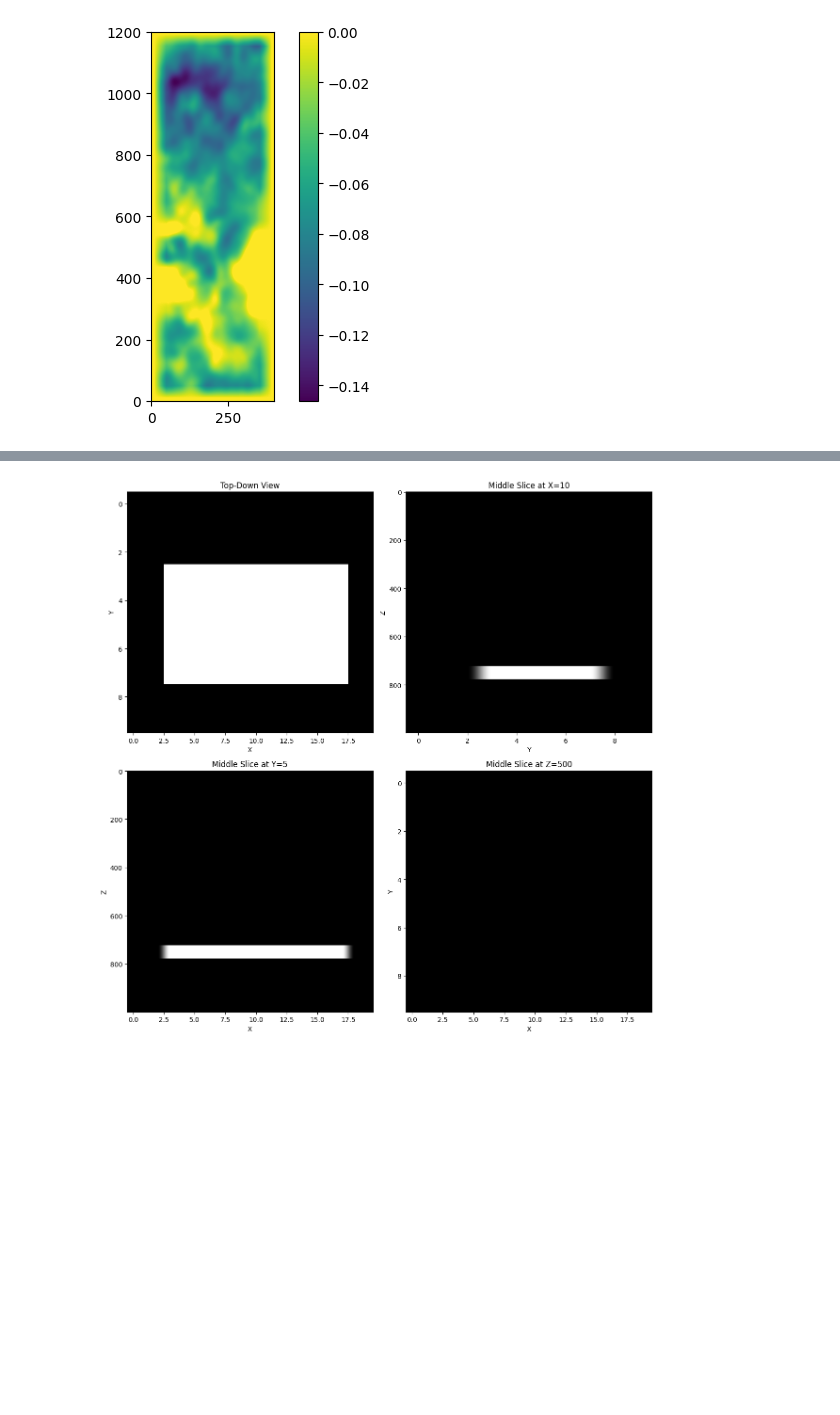
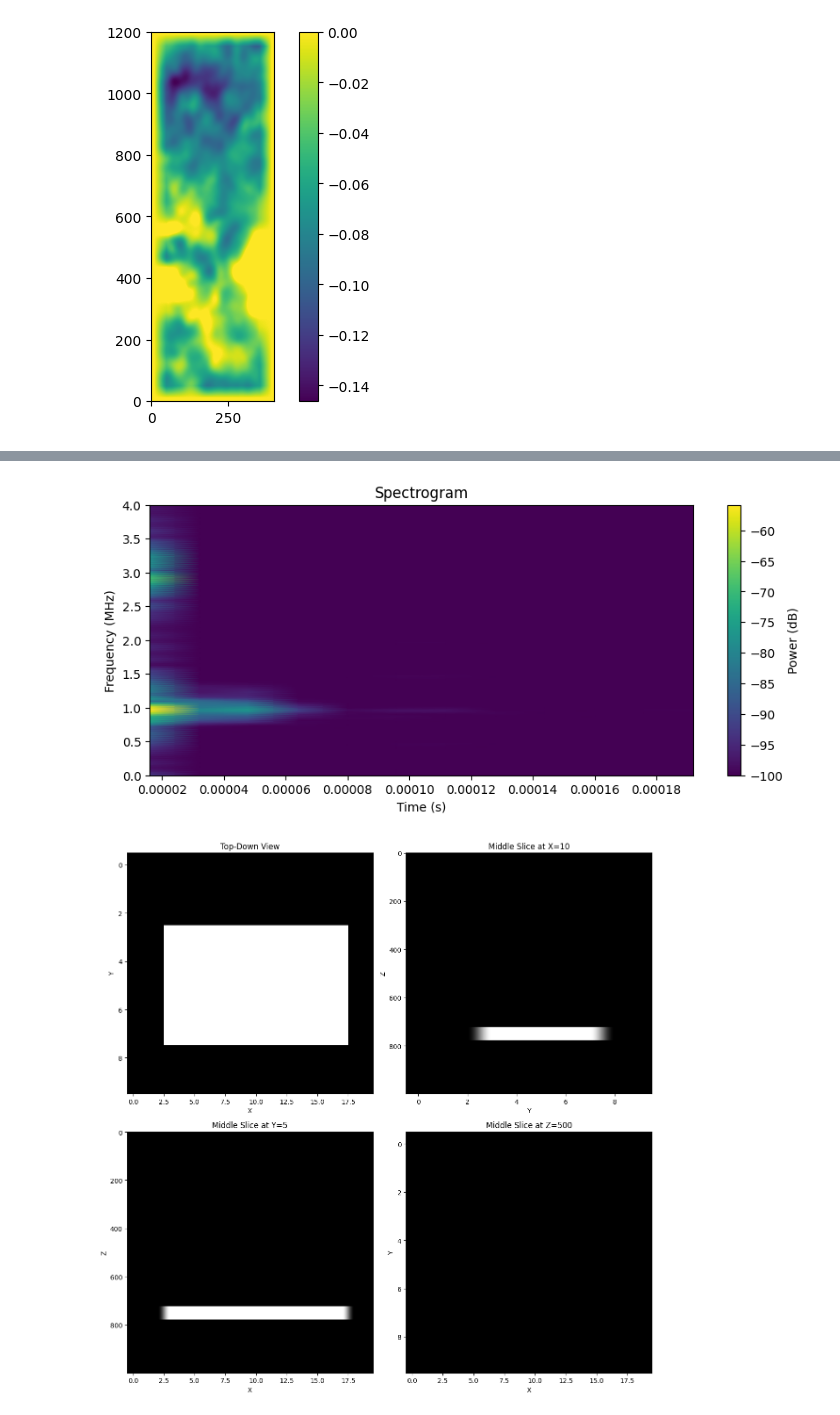
Before and after one commit to sofieothilie/modelling, a Jupyter notebook: test.ipynb, the cells around one changed output, grey strips where cells are left out. Saved outputs shown, nothing was run; the diff lists cells and outputs as text; code cells hidden in the pictures; blank space fills up the shorter version.

```diff
--- a/test.ipynb
+++ b/test.ipynb
@@ -25,3 +82,17 @@ dict_keys(['__header__', '__version__', '__globals__', 'zzz'])
+# %%
+# Spectrogram calculation
+f, t, Sxx = spectrogram(waveform, fs=fs, nperseg=256, noverlap=128)
+
+# Plot the spectrogram
+plt.figure(figsize=(10, 4))
+plt.pcolormesh(t, f / 1e6, 10 * np.log10(Sxx + 1e-10), shading='gouraud')
+plt.ylabel('Frequency (MHz)')
+plt.xlabel('Time (s)')
+plt.title('Spectrogram')
+plt.colorbar(label='Power (dB)')
+plt.show()
+# %% [output]
+[figure, added]
 # %%
 import numpy as np
 import matplotlib.pyplot as plt
```
Also changed, not shown: parts of 2 cells of this notebook, 6 other files.
